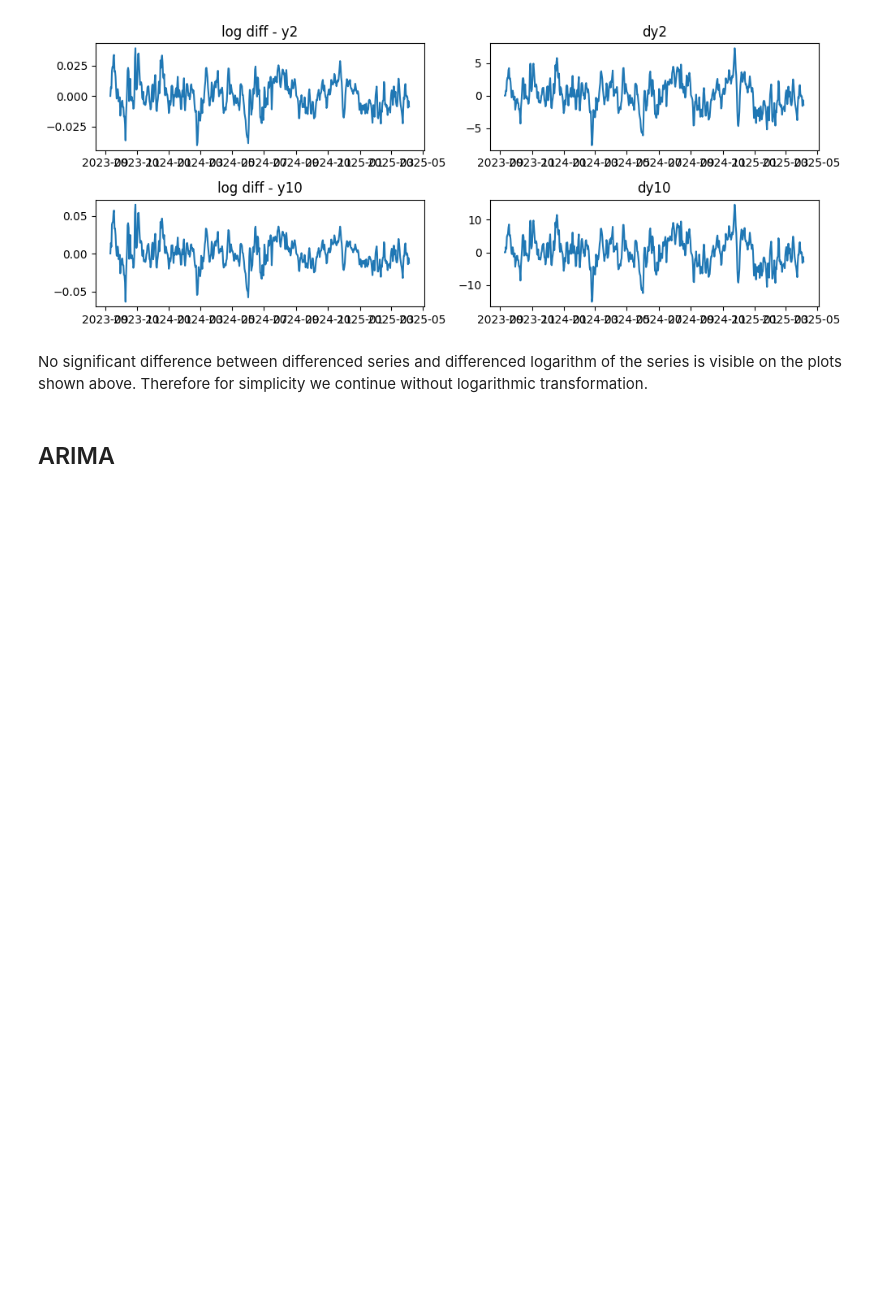
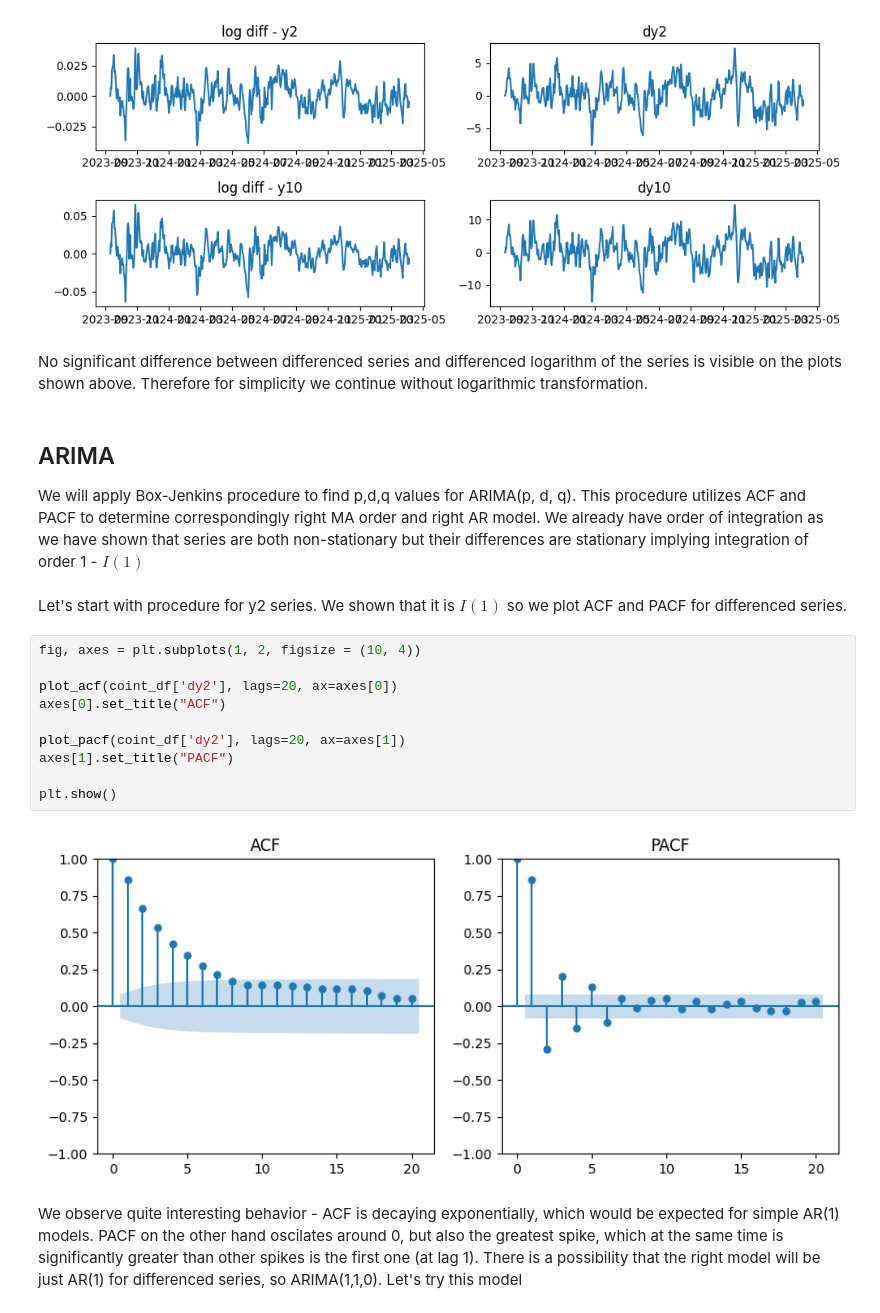
Before and after one commit to pjagiello01/Time-Series-Analysis, a Jupyter notebook: test.ipynb, the cells around one changed output. Cells and saved outputs as stored; diff of their text form; blank space fills up the shorter version.

Commit message:
ACF PACF

```diff
--- a/test.ipynb
+++ b/test.ipynb
@@ -241,3 +246,21 @@ plt.tight_layout()
 No significant difference between differenced series and differenced logarithm of the series is visible on the plots shown above. Therefore for simplicity we continue without logarithmic transformation.
 # %% [markdown]
 ## ARIMA
+
+We will apply Box-Jenkins procedure to find p,d,q values for ARIMA(p, d, q). This procedure utilizes ACF and PACF to determine correspondingly right MA order and right AR model. We already have order of integration as we have shown that series are both non-stationary but their differences are stationary implying integration of order 1 - $I(1)$
+# %% [markdown]
+Let's start with procedure for y2 series. We shown that it is $I(1)$ so we plot ACF and PACF for differenced series.
+# %%
+fig, axes = plt.subplots(1, 2, figsize = (10, 4))
+
+plot_acf(coint_df['dy2'], lags=20, ax=axes[0])
+axes[0].set_title("ACF")
+
+plot_pacf(coint_df['dy2'], lags=20, ax=axes[1])
+axes[1].set_title("PACF")
+
+plt.show()
+# %% [output]
+[figure, added]
+# %% [markdown]
+We observe quite interesting behavior - ACF is decaying exponentially, which would be expected for simple AR(1) models. PACF on the other hand oscilates around 0, but also the greatest spike, which at the same time is significantly greater than other spikes is the first one (at lag 1). There is a possibility that the right model will be just AR(1) for differenced series, so ARIMA(1,1,0). Let's try this model
```
Also changed, not shown: parts of 10 cells of this notebook, 2 other files.
